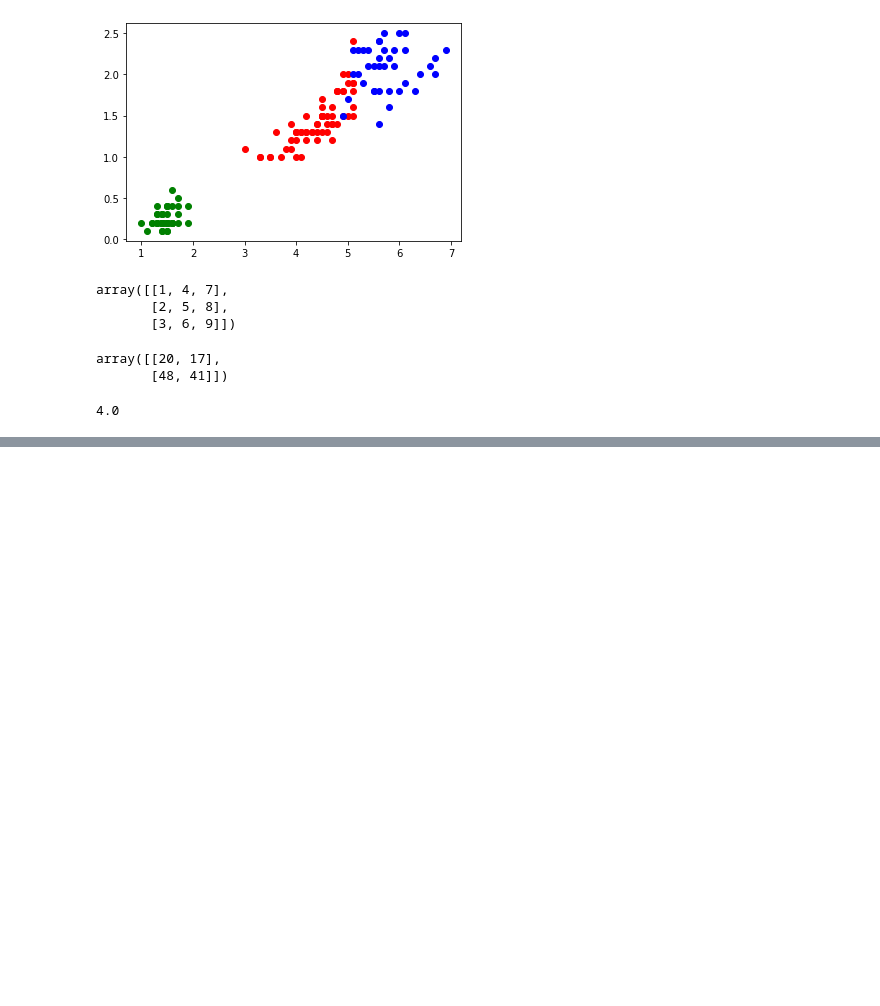
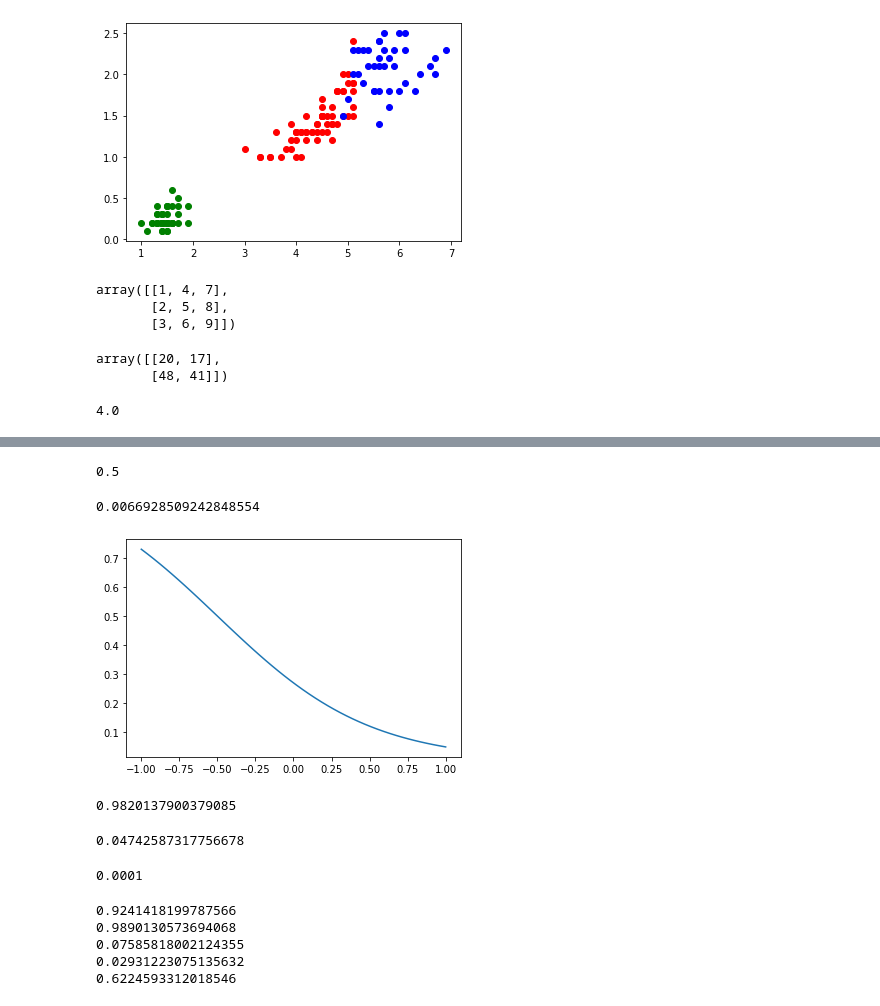
Before and after one commit to yydevelop/study, a Jupyter notebook: python/rabbit/start/test.ipynb, the cells around one changed output, grey strips where cells are left out. Cells and saved outputs as stored; diff of their text form; code cells hidden in the pictures; blank space fills up the shorter version.

```diff
--- a/python/rabbit/start/test.ipynb
+++ b/python/rabbit/start/test.ipynb
@@ -254,0 +248,43 @@ MSE
+# %%
+sigmoid(0)
+# %% [output]
+0.5
+# %%
+import matplotlib.pyplot as plt
+x1 = np.linspace(-1, 1)
+x2 = sigmoid(-1 + -2 * x1)
+plt.plot(x1,x2)
+print(sigmoid(-1+-2*2))
+# %% [output]
+0.0066928509242848554
+[figure, added]
+# %%
+sigmoid(-1 + -2 * -2.5)
+# %% [output]
+0.9820137900379085
+# %%
+sigmoid(-1 + -2 * 1)
+# %% [output]
+0.04742587317756678
+# %%
+t0=0.1
+t=0.1
+for i in range(1,1001):
+    t=t0*(1/i)
+print(t)
+# %% [output]
+0.0001
+# %%
+w0=0.5
+w1=-1
+print(sigmoid(w0+(-2*w1)))
+print(sigmoid(w0+(-4*w1)))
+print(sigmoid(w0+(3*w1)))
+print(sigmoid(w0+(4*w1)))
+print(sigmoid(w0+(0*w1)))
+# %% [output]
+0.9241418199787566
+0.9890130573694068
+0.07585818002124355
+0.02931223075135632
+0.6224593312018546
```
Also changed, not shown: parts of 2 cells of this notebook.
